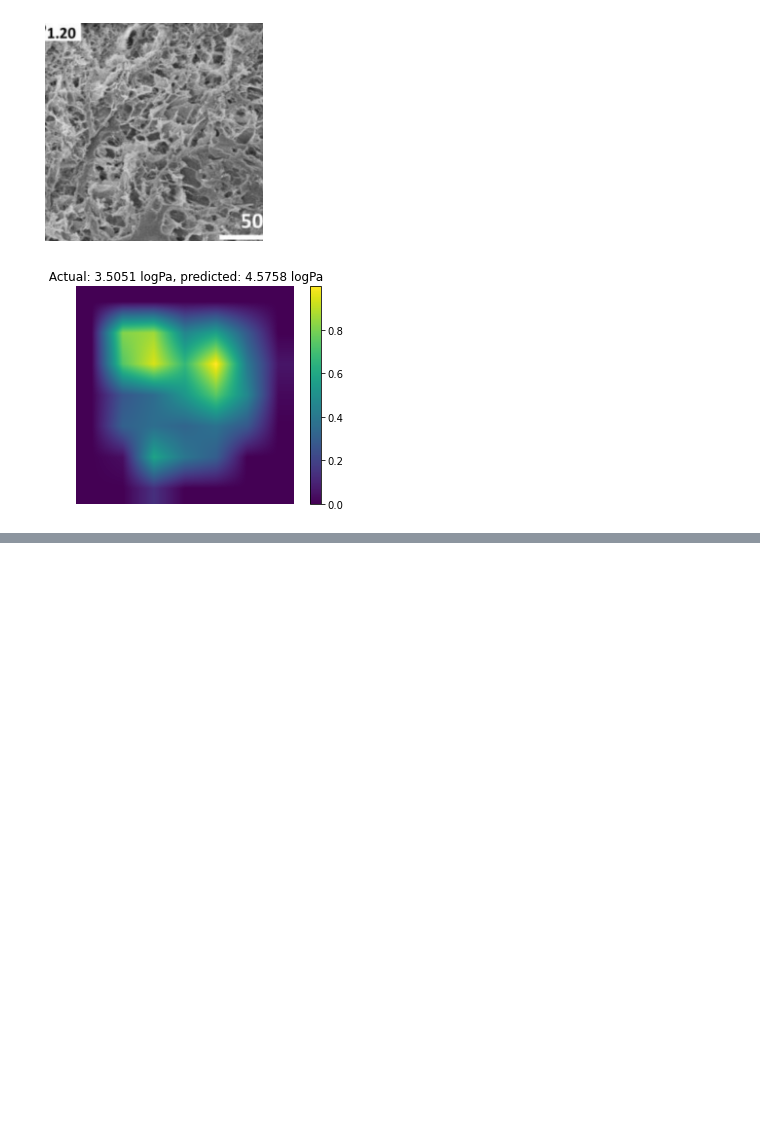
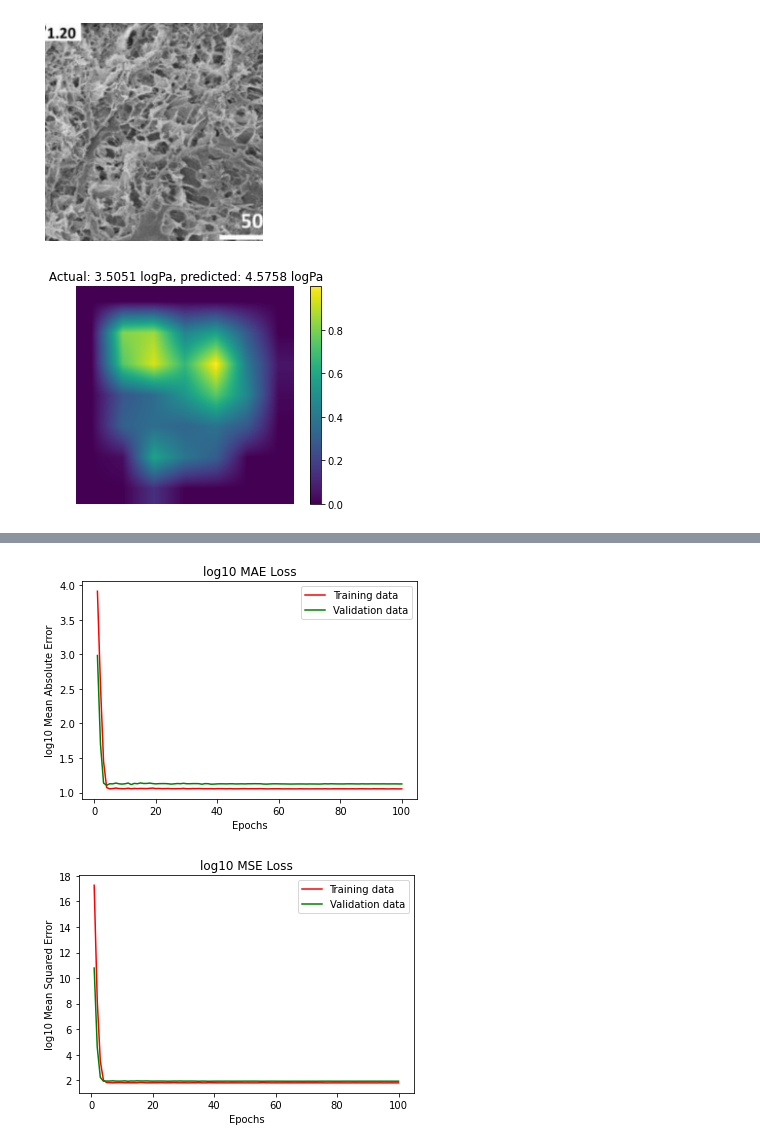
Before and after one commit to brandonho667/sempro-model, a Jupyter notebook: experiment_example.ipynb, the cells around one changed output, grey strips where cells are left out. Cells and saved outputs as stored; diff of their text form; code cells hidden in the pictures; blank space fills up the shorter version.

```diff
--- a/experiment_example.ipynb
+++ b/experiment_example.ipynb
@@ -150,0 +270,2 @@ plt.axis('off')
+# %%
+convnext_exp = experiment.Experiment(name="convnext")
@@ -150,0 +301,2 @@ plt.axis('off')
+# %%
+convnext_exp.train()
@@ -150,0 +344,5 @@ plt.axis('off')
+# %%
+convnext_exp.analyze_training()
+# %% [output]
+[figure, added]
+[figure, added]
```
Also changed, not shown: parts of 15 cells of this notebook, 3 other files.
